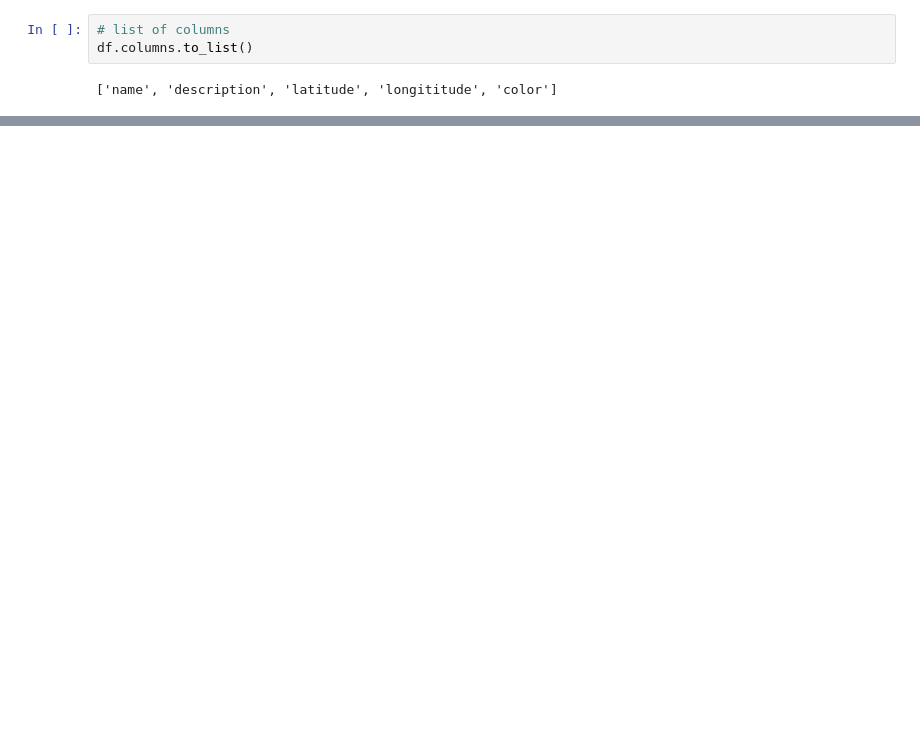
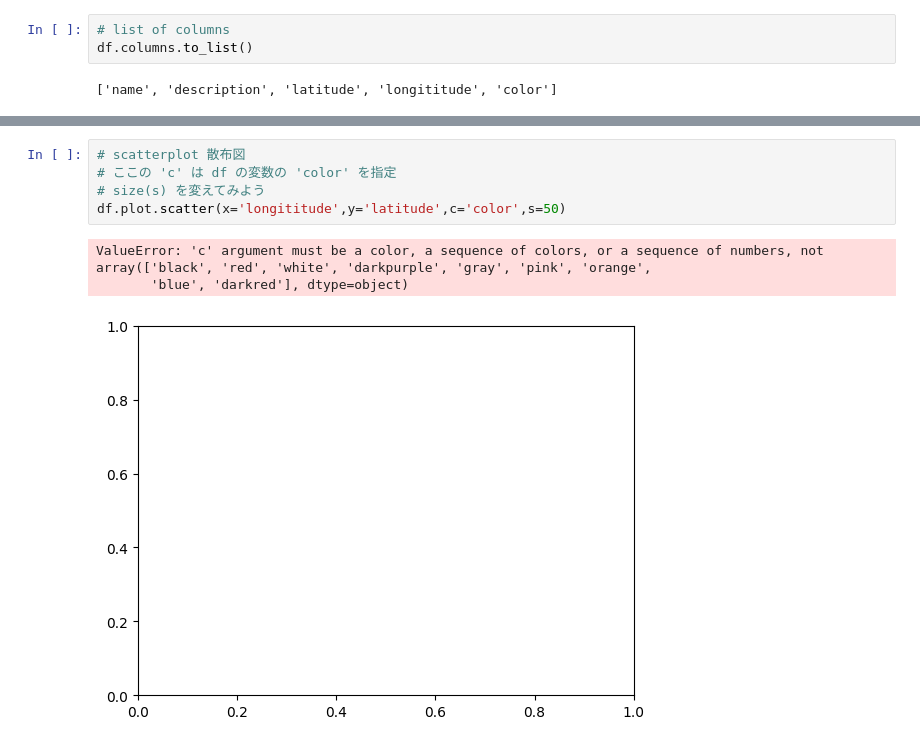
Before and after one commit to senrinozawa/GIS, a Jupyter notebook: week6/week6map.ipynb, the cells around one changed output, grey strips where cells are left out. Saved outputs shown, nothing was run; the diff lists cells and outputs as text; blank space fills up the shorter version.

```diff
--- a/week6/week6map.ipynb
+++ b/week6/week6map.ipynb
@@ -28,0 +71,9 @@ KeyError: "['longitude'] not in index"
+# %%
+# scatterplot 散布図
+# ここの 'c' は df の変数の 'color' を指定
+# size(s) を変えてみよう
+df.plot.scatter(x='longititude',y='latitude',c='color',s=50)
+# %% [output]
+ValueError: 'c' argument must be a color, a sequence of colors, or a sequence of numbers, not array(['black', 'red', 'white', 'darkpurple', 'gray', 'pink', 'orange',
+       'blue', 'darkred'], dtype=object)
+[figure, added]
```
Also changed, not shown: parts of 11 cells of this notebook, 4 other files.
